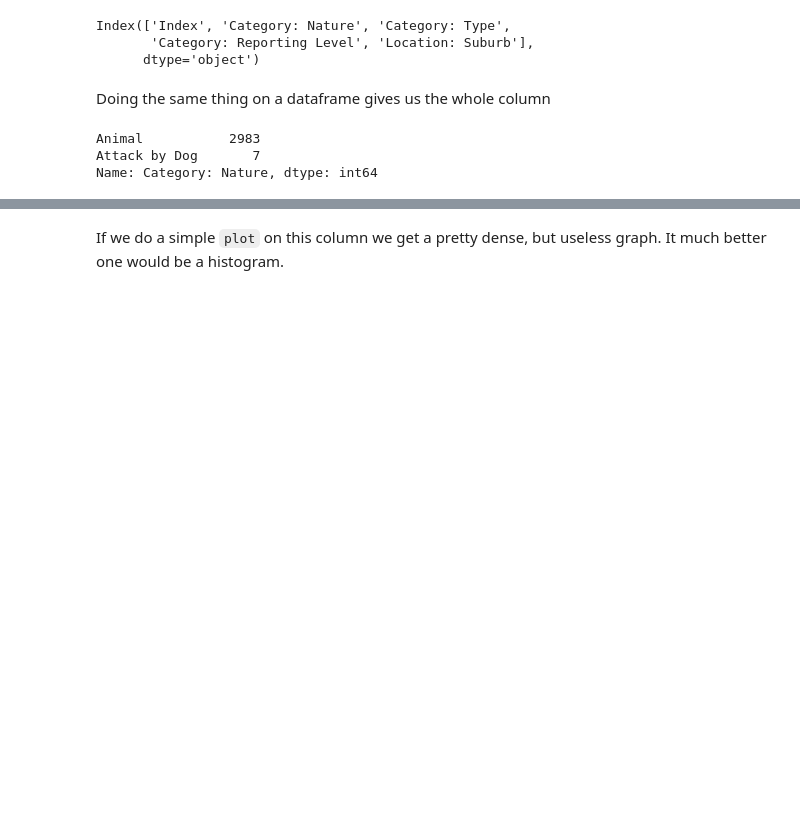
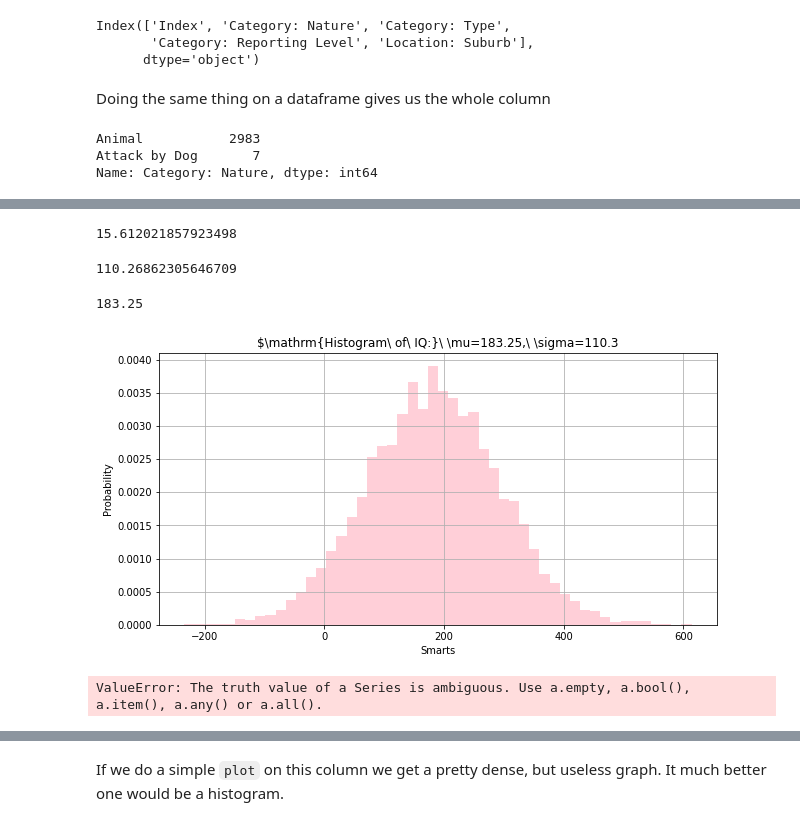
Before and after one commit to sandysoe/data_project_2023, a Jupyter notebook: basic_pandas_animal.ipynb, the cells around one changed output, grey strips where cells are left out. Drawn from its saved outputs; the diff is of its cells as text; code cells hidden in the pictures; blank space fills up the shorter version.

Commit message:
data set changes

```diff
--- a/basic_pandas_animal.ipynb
+++ b/basic_pandas_animal.ipynb
@@ -133,0 +154,48 @@ animal_df["Category: Type"].value_counts().plot(kind="bar")
+# %%
+import statistics
+
+data = "cars-srsa-open-data-animal-related-complaints-apr-to-jun-2023 (1).xlsx"
+foo = animal_df["Location: Suburb"].value_counts()
+
+foo.mean()
+# %% [output]
+15.612021857923498
+# %%
+import statistics
+
+data = "cars-srsa-open-data-animal-related-complaints-apr-to-jun-2023 (1).xlsx"
+foo = animal_df["Category: Reporting Level"].value_counts()
+
+foo.std()
+# %% [output]
+110.26862305646709
+# %%
+import statistics
+
+print(statistics.mean([411, 295, 23, 4]))
+# %% [output]
+183.25
+# %%
+mu = 183.25
+sigma = 110.3
+x = mu + sigma * np.random.randn(10000)
+# %%
+plt.hist(x, 50, density=1, facecolor="pink", alpha=0.75)
+plt.xlabel("Smarts")
+plt.ylabel("Probability")
+plt.title(
+    r"$\mathrm{Histogram\ of\ IQ:}\ \mu=183.25,\ \sigma=110.3"
+)  # allows for latex formatting
+plt.grid(True)
+# plt.show()
+# %% [output]
+[figure, added]
+# %%
+import statistics
+
+data = "cars-srsa-open-data-animal-related-complaints-apr-to-jun-2023 (1).xlsx"
+foo = animal_df["Category: Reporting Level"].value_counts() == "Dog" and "Dog off-leash" and "Odour - dog" and "Wild dog"
+
+foo.std()
+# %% [output]
+ValueError: The truth value of a Series is ambiguous. Use a.empty, a.bool(), a.item(), a.any() or a.all().
```
Also changed, not shown: parts of 14 cells of this notebook, 1 other file.
